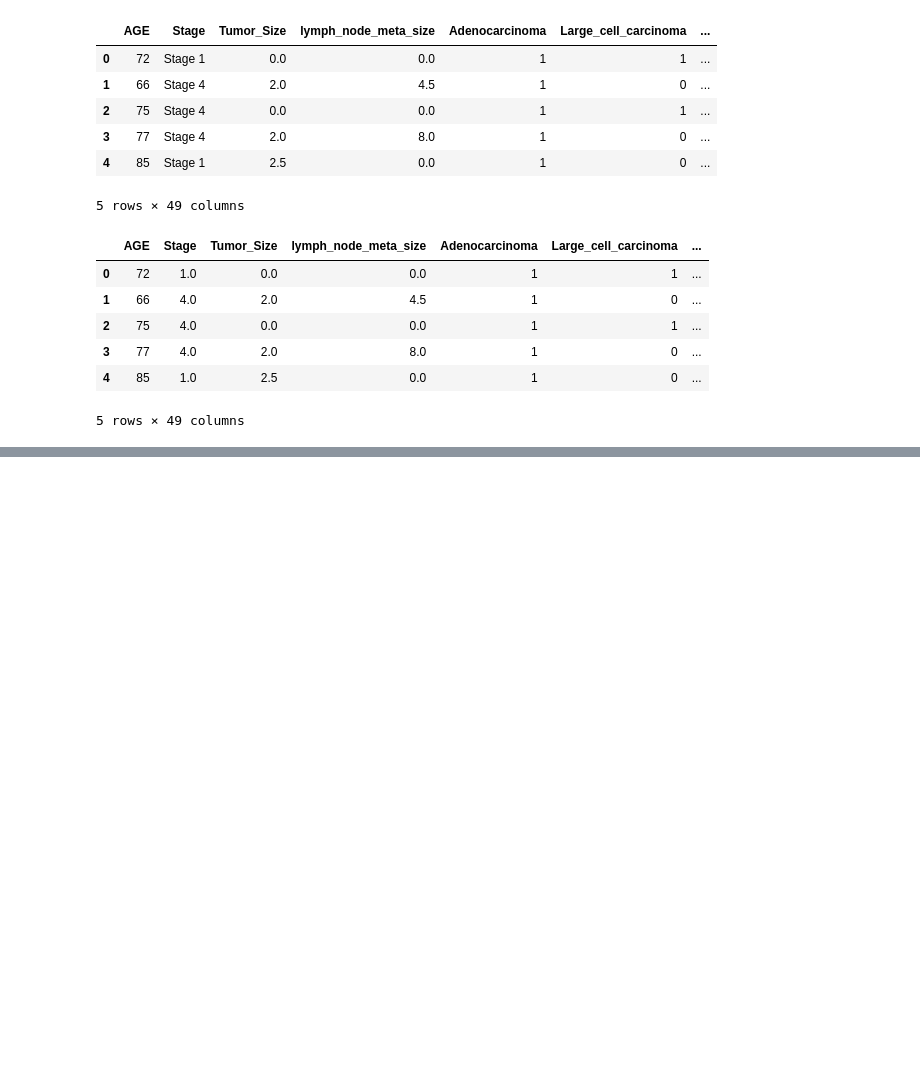
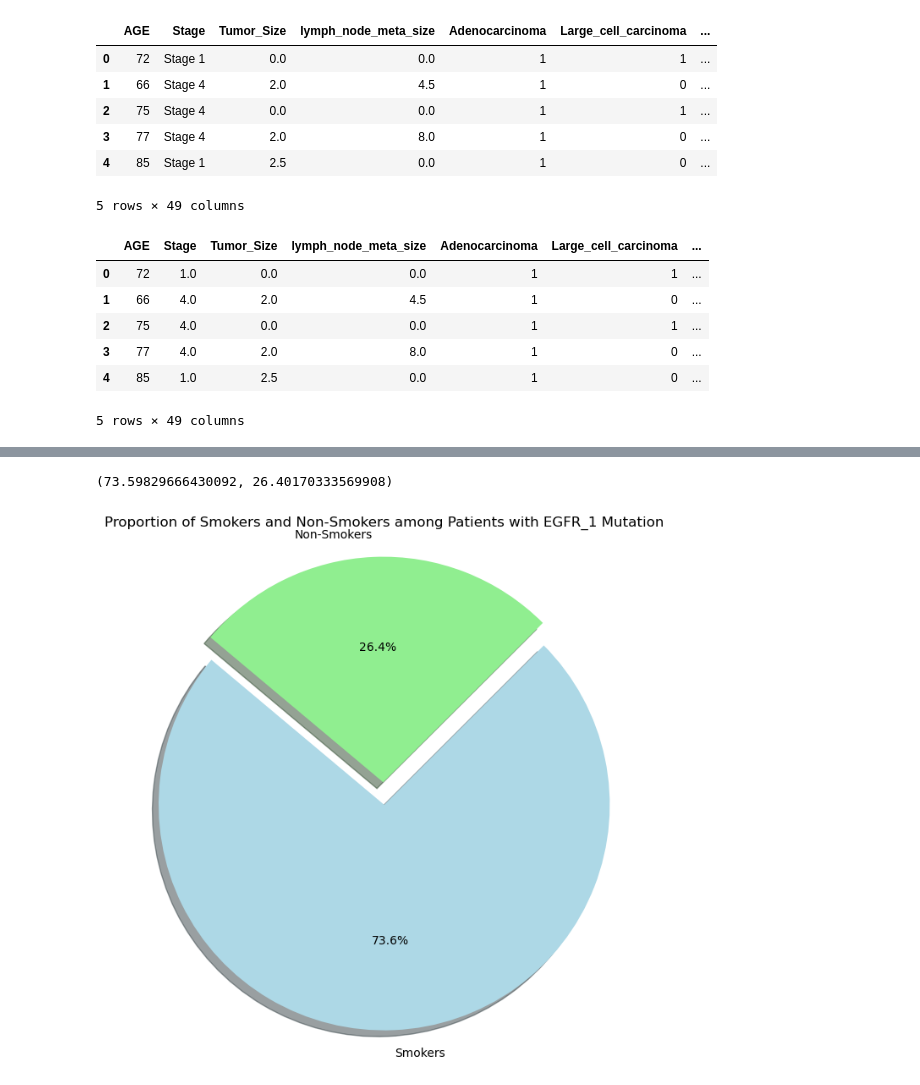
Before and after one commit to iam5027210/wassup_pj1, a Jupyter notebook: LungCancer.ipynb, the cells around one changed output, grey strips where cells are left out. Cells and saved outputs as stored; diff of their text form; code cells hidden in the pictures; blank space fills up the shorter version.

```diff
--- a/LungCancer.ipynb
+++ b/LungCancer.ipynb
@@ -186,0 +221,5 @@ Index(['AGE', 'Stage', 'Tumor_Size', 'lymph_node_meta_size', 'Adenocarcinoma',
+# %%
+# Filtering the data to show patients with EGFR_1 mutation
+egfr_1_patients = df[df['EGFR_status'] == 'EGFR_1']
+
+egfr_1_patients
@@ -186,0 +261,26 @@ Index(['AGE', 'Stage', 'Tumor_Size', 'lymph_node_meta_size', 'Adenocarcinoma',
+# %%
+# Calculating the proportion of smokers and non-smokers among patients with EGFR_1 mutation
+smokers_count = egfr_1_patients[egfr_1_patients['Smoke'] > 0].shape[0]
+non_smokers_count = egfr_1_patients[egfr_1_patients['Smoke'] == 0].shape[0]
+total_egfr_1_patients = egfr_1_patients.shape[0]
+
+smokers_ratio = smokers_count / total_egfr_1_patients * 100
+non_smokers_ratio = non_smokers_count / total_egfr_1_patients * 100
+
+smokers_ratio, non_smokers_ratio
+# %% [output]
+(73.59829666430092, 26.40170333569908)
+# %%
+# EGFR_1 돌연변이를 가진 환자들 중 흡연자와 비흡연자의 비율 시각화
+labels = ['Smokers', 'Non-Smokers']
+sizes = [smokers_ratio, non_smokers_ratio]
+colors = ['lightblue', 'lightgreen']
+explode = (0.1, 0)  # 흡연자 부분을 강조하여 분리
+
+plt.figure(figsize=(8, 8))
+plt.pie(sizes, explode=explode, labels=labels, colors=colors, autopct='%1.1f%%', shadow=True, startangle=140)
+plt.title('Proportion of Smokers and Non-Smokers among Patients with EGFR_1 Mutation')
+plt.axis('equal')  # 원형 차트가 완전한 원 모양으로 그려지도록 비율 설정
+plt.show()
+# %% [output]
+[figure, added]
```
Also changed, not shown: parts of 8 cells of this notebook.
